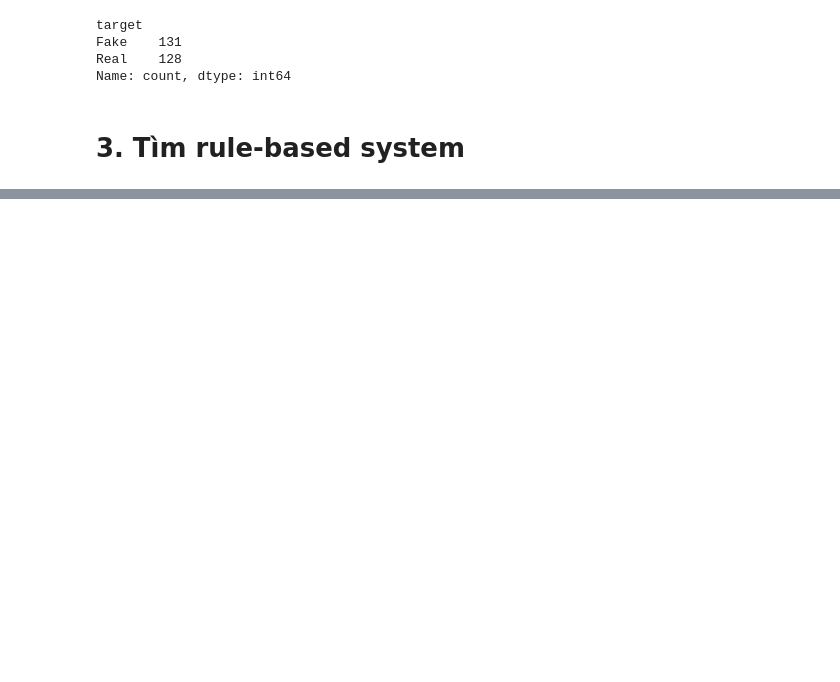
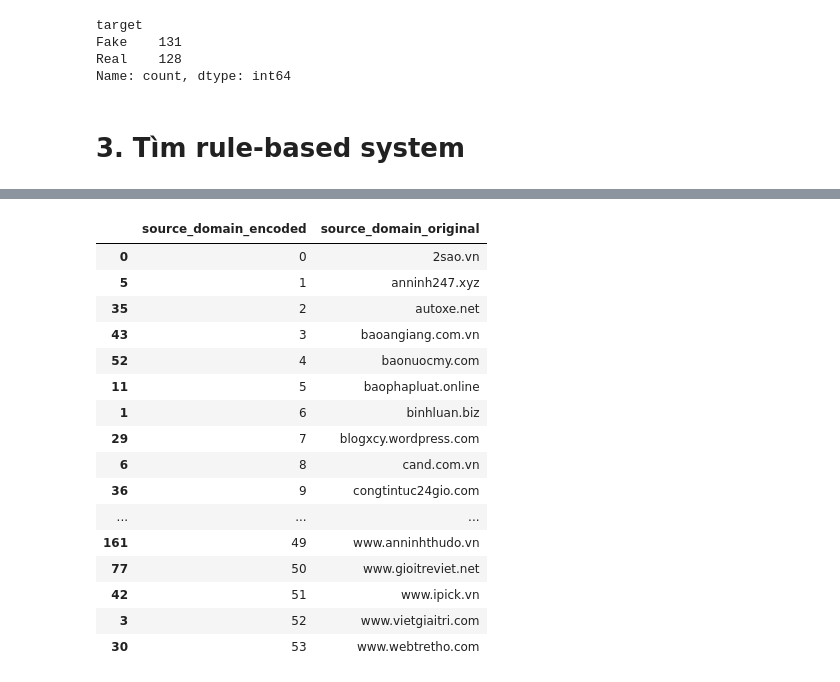
Before and after one commit to iammytran/fake-news-detector, a Jupyter notebook: truc-rule-based-sys.ipynb, the cells around one changed output, grey strips where cells are left out. Cells and saved outputs as stored; diff of their text form; code cells hidden in the pictures; blank space fills up the shorter version.

```diff
--- a/truc-rule-based-sys.ipynb
+++ b/truc-rule-based-sys.ipynb
@@ -209,0 +189,24 @@ Accuracy của Decision Tree: 88.46%
+# %%
+# Tạo bảng mapping cho source_domain
+df_mapping_source = pd.DataFrame({"source_domain_encoded": df1["source_domain_encoded"],
+                                  "source_domain_original": df["source_domain"]}
+                                  ).drop_duplicates().sort_values(by="source_domain_encoded", ascending=True)
+df_mapping_source
+# %% [output]
+|  | source_domain_encoded | source_domain_original |
+| 0 | 0 | 2sao.vn |
+| 5 | 1 | anninh247.xyz |
+| 35 | 2 | autoxe.net |
+| 43 | 3 | baoangiang.com.vn |
+| 52 | 4 | baonuocmy.com |
+| 11 | 5 | baophapluat.online |
+| 1 | 6 | binhluan.biz |
+| 29 | 7 | blogxcy.wordpress.com |
+| 6 | 8 | cand.com.vn |
+| 36 | 9 | congtintuc24gio.com |
+| ... | ... | ... |
+| 161 | 49 | www.anninhthudo.vn |
+| 77 | 50 | www.gioitreviet.net |
+| 42 | 51 | www.ipick.vn |
+| 3 | 52 | www.vietgiaitri.com |
+| 30 | 53 | www.webtretho.com |
```
Also changed, not shown: parts of 26 cells of this notebook.
